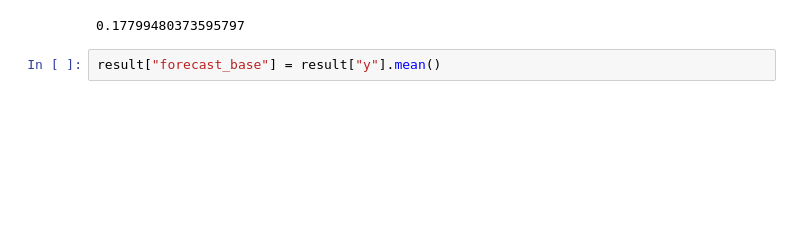
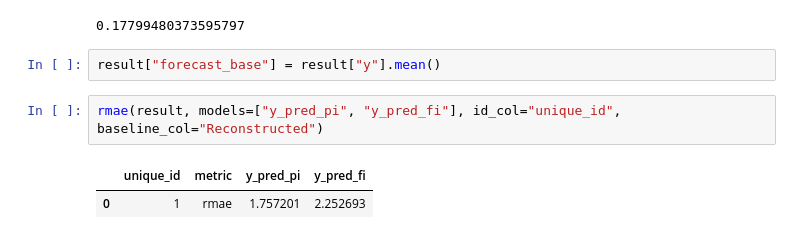
Before and after one commit to heylucasleao/tinyshift, a Jupyter notebook: tinyshift/examples/decomp_mstl_ml.ipynb, the cells around one changed output. Saved outputs shown, nothing was run; the diff lists cells and outputs as text; blank space fills up the shorter version.

```diff
--- a/tinyshift/examples/decomp_mstl_ml.ipynb
+++ b/tinyshift/examples/decomp_mstl_ml.ipynb
@@ -484,3 +484,8 @@ fva_rae(result["y"].values, result["y_pred"].values, baseline_type="moving_avera
 0.17799480373595797
 # %%
 result["forecast_base"] = result["y"].mean()
+# %%
+rmae(result, models=["y_pred_pi", "y_pred_fi"], id_col="unique_id", baseline_col="Reconstructed")
+# %% [output]
+|  | unique_id | metric | y_pred_pi | y_pred_fi |
+| 0 | 1 | rmae | 1.757201 | 2.252693 |
```
Also changed, not shown: parts of 3 cells of this notebook, 3 other files.
